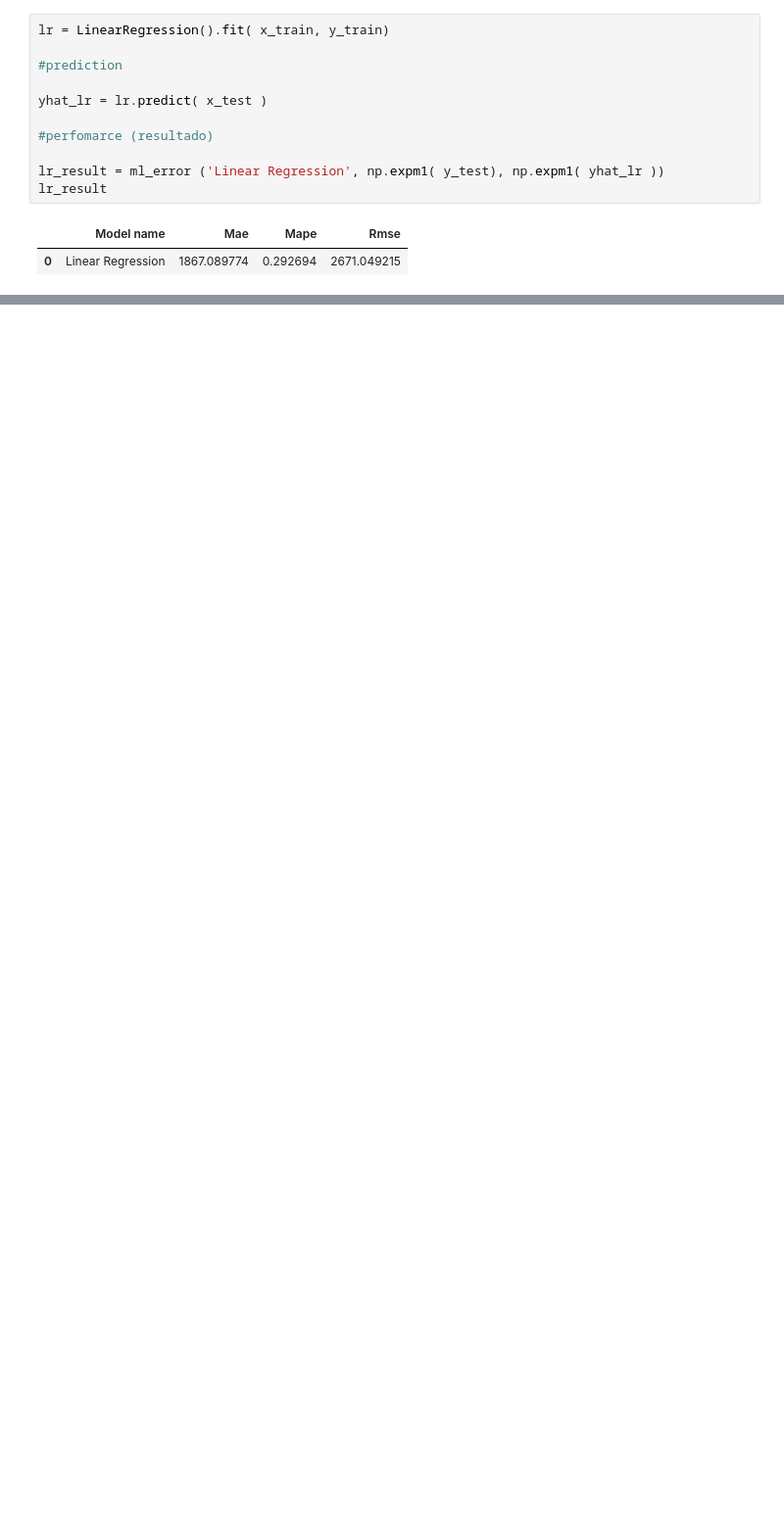
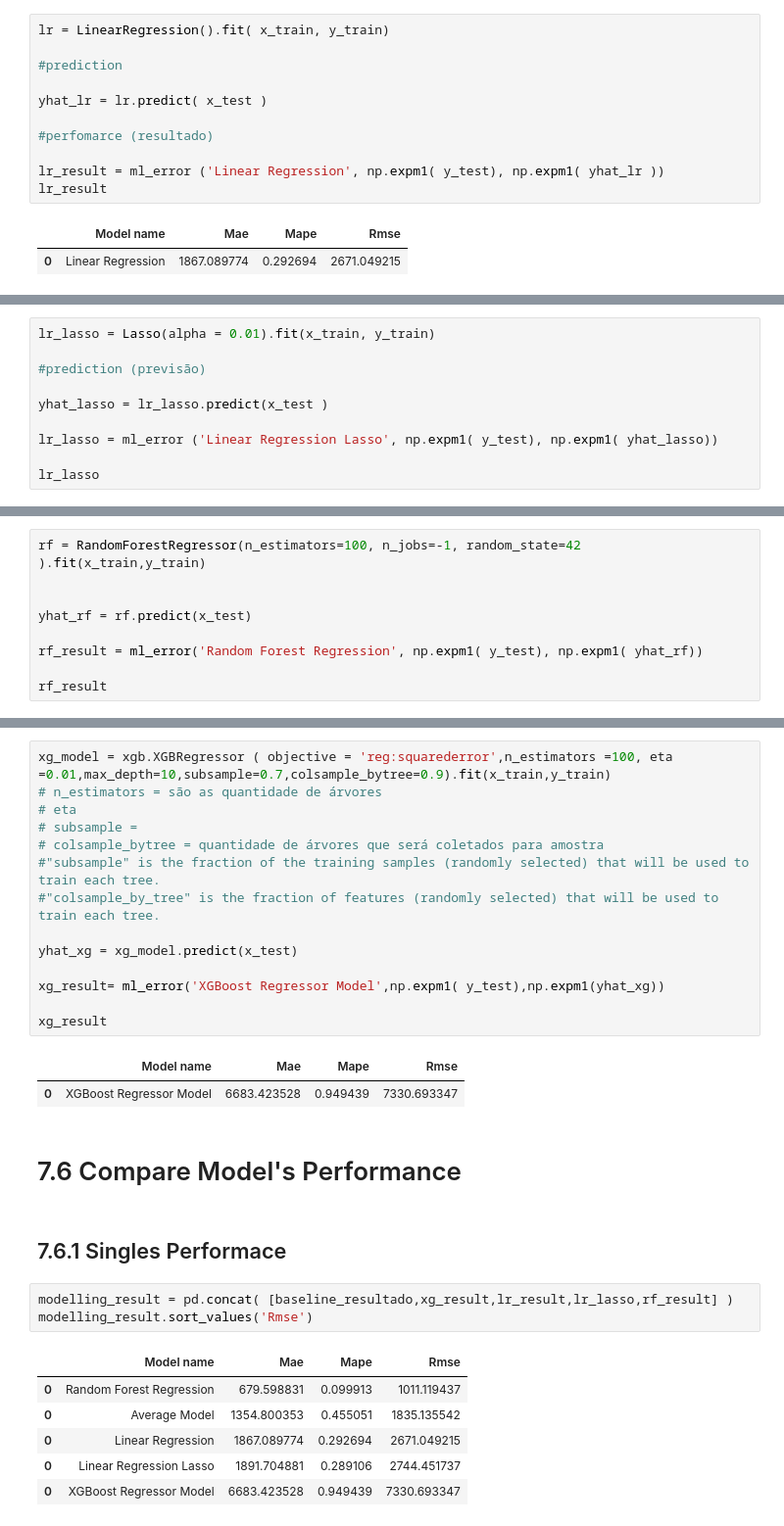
Before and after one commit to guiaraujofreitas/rossmann_estudo, a Jupyter notebook: Store-analise_dados_ modulo_04_1.ipynb, the cells around one changed output, grey strips where cells are left out. Shown at 98% size. Saved outputs shown, nothing was run; the diff lists cells and outputs as text; blank space fills up the shorter version.

```diff
--- a/Store-analise_dados_ modulo_04_1.ipynb
+++ b/Store-analise_dados_ modulo_04_1.ipynb
@@ -1569,0 +1612,10 @@ lr_result
+# %%
+lr_lasso = Lasso(alpha = 0.01).fit(x_train, y_train)
+
+#prediction (previsão)
+
+yhat_lasso = lr_lasso.predict(x_test )
+
+lr_lasso = ml_error ('Linear Regression Lasso', np.expm1( y_test), np.expm1( yhat_lasso))
+
+lr_lasso
@@ -1569,0 +1631,9 @@ lr_result
+# %%
+rf = RandomForestRegressor(n_estimators=100, n_jobs=-1, random_state=42 ).fit(x_train,y_train)
+
+
+yhat_rf = rf.predict(x_test)
+
+rf_result = ml_error('Random Forest Regression', np.expm1( y_test), np.expm1( yhat_rf))
+
+rf_result
@@ -1569,0 +1647,31 @@ lr_result
+# %%
+xg_model = xgb.XGBRegressor ( objective = 'reg:squarederror',n_estimators =100, eta =0.01,max_depth=10,subsample=0.7,colsample_bytree=0.9).fit(x_train,y_train)
+# n_estimators = são as quantidade de árvores
+# eta
+# subsample =
+# colsample_bytree = quantidade de árvores que será coletados para amostra
+#"subsample" is the fraction of the training samples (randomly selected) that will be used to train each tree.
+#"colsample_by_tree" is the fraction of features (randomly selected) that will be used to train each tree.
+
+yhat_xg = xg_model.predict(x_test)
+
+xg_result= ml_error('XGBoost Regressor Model',np.expm1( y_test),np.expm1(yhat_xg))
+
+xg_result
+# %% [output]
+|  | Model name | Mae | Mape | Rmse |
+| 0 | XGBoost Regressor Model | 6683.423528 | 0.949439 | 7330.693347 |
+# %% [markdown]
+# 7.6 Compare Model's Performance
+# %% [markdown]
+## 7.6.1 Singles Performace
+# %%
+modelling_result = pd.concat( [baseline_resultado,xg_result,lr_result,lr_lasso,rf_result] )
+modelling_result.sort_values('Rmse')
+# %% [output]
+|  | Model name | Mae | Mape | Rmse |
+| 0 | Random Forest Regression | 679.598831 | 0.099913 | 1011.119437 |
+| 0 | Average Model | 1354.800353 | 0.455051 | 1835.135542 |
+| 0 | Linear Regression | 1867.089774 | 0.292694 | 2671.049215 |
+| 0 | Linear Regression Lasso | 1891.704881 | 0.289106 | 2744.451737 |
+| 0 | XGBoost Regressor Model | 6683.423528 | 0.949439 | 7330.693347 |
```
Also changed, not shown: parts of 20 cells of this notebook.
